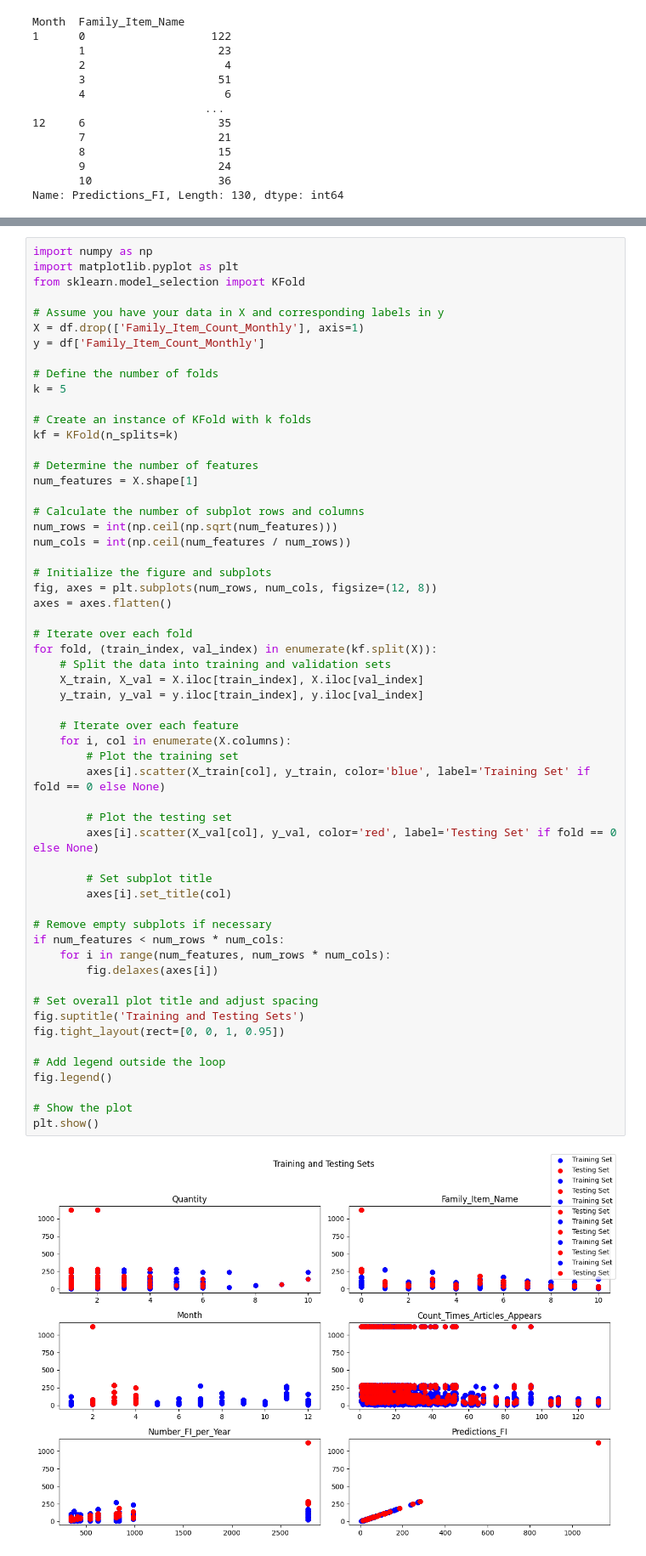
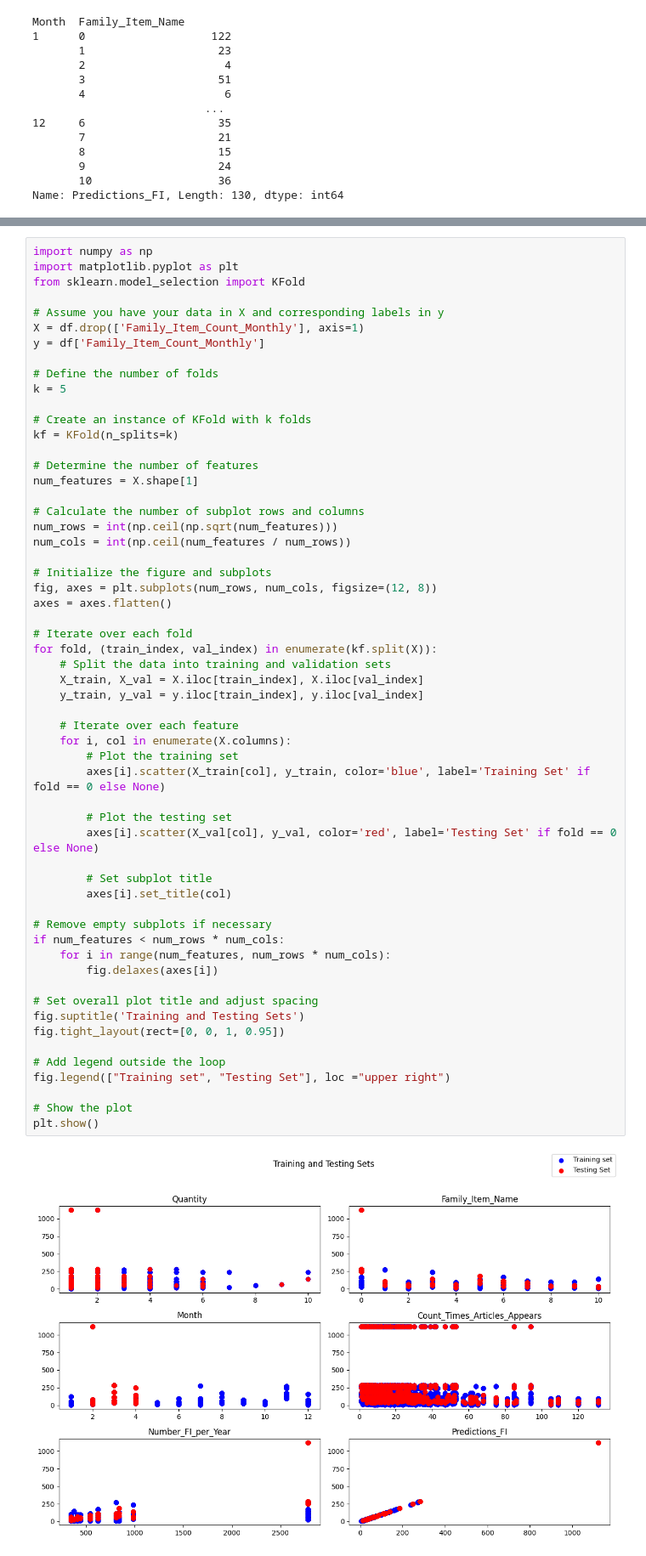
Before and after one commit to Nlasry1996/Nautica-Home, a Jupyter notebook: FamilyItemPred.ipynb, the cells around one changed output, grey strips where cells are left out. Shown at 85% size. Cells and saved outputs as stored; diff of their text form.

```diff
--- a/FamilyItemPred.ipynb
+++ b/FamilyItemPred.ipynb
@@ -464,32 +465,32 @@ axes = axes.flatten()
 for fold, (train_index, val_index) in enumerate(kf.split(X)):
     # Split the data into training and validation sets
     X_train, X_val = X.iloc[train_index], X.iloc[val_index]
     y_train, y_val = y.iloc[train_index], y.iloc[val_index]
 
     # Iterate over each feature
     for i, col in enumerate(X.columns):
         # Plot the training set
         axes[i].scatter(X_train[col], y_train, color='blue', label='Training Set' if fold == 0 else None)
 
         # Plot the testing set
         axes[i].scatter(X_val[col], y_val, color='red', label='Testing Set' if fold == 0 else None)
 
         # Set subplot title
         axes[i].set_title(col)
 
 # Remove empty subplots if necessary
 if num_features < num_rows * num_cols:
     for i in range(num_features, num_rows * num_cols):
         fig.delaxes(axes[i])
 
 # Set overall plot title and adjust spacing
 fig.suptitle('Training and Testing Sets')
 fig.tight_layout(rect=[0, 0, 1, 0.95])
 
 # Add legend outside the loop
-fig.legend()
+fig.legend(["Training set", "Testing Set"], loc ="upper right")
 
 # Show the plot
 plt.show()
 # %% [output]
-[figure, old version]
+[figure, new version]
```
Also changed, not shown: parts of 1 cell of this notebook.
